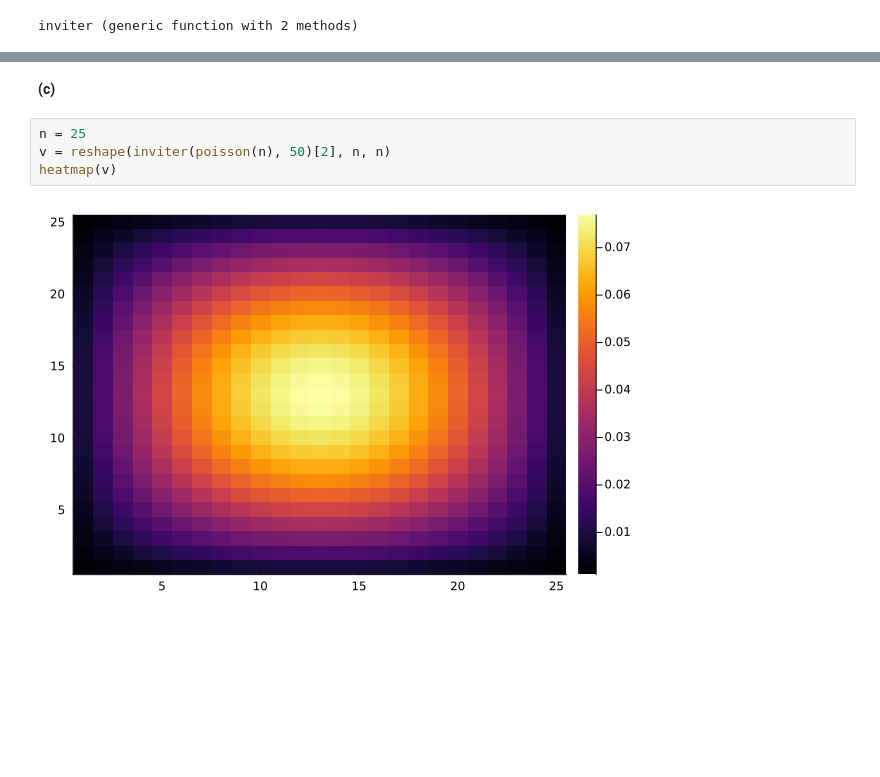
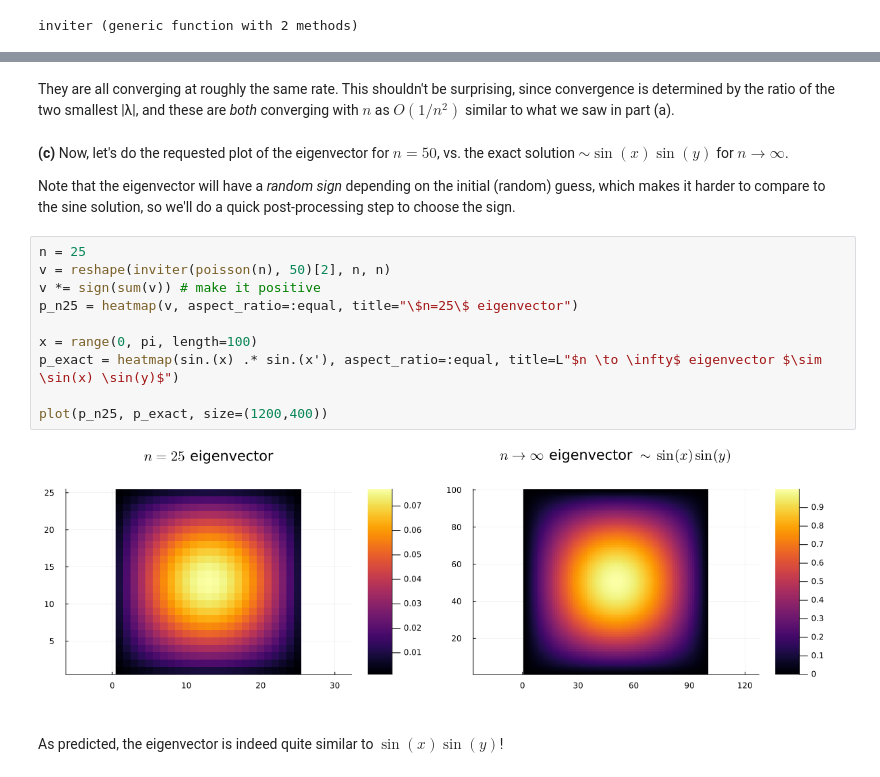
Before and after one commit to mitmath/numerical_spoke_linalg, a Jupyter notebook: psets/pset2sol.ipynb, the cells around one changed output, grey strips where cells are left out. Drawn from its saved outputs; the diff is of its cells as text; blank space fills up the shorter version.

Commit message:
finished pset 2 solutions

```diff
--- a/psets/pset2sol.ipynb
+++ b/psets/pset2sol.ipynb
@@ -172,8 +272,20 @@ plot!()
+# %% [markdown]
+They are all converging at roughly the same rate.  This shouldn't be surprising, since convergence is determined by the ratio of the two smallest |λ|, and these are *both* converging with $n$ as $O(1/n^2)$ similar to what we saw in part (a).
 # %% [markdown]
-**(c)**
+**(c)** Now, let's do the requested plot of the eigenvector for $n=50$, vs. the exact solution $\sim \sin(x) \sin(y)$ for $n \to \infty$.
+
+Note that the eigenvector will have a *random sign* depending on the initial (random) guess, which makes it harder to compare to the sine solution, so we'll do a quick post-processing step to choose the sign.
 # %%
 n = 25
 v = reshape(inviter(poisson(n), 50)[2], n, n)
-heatmap(v)
+v *= sign(sum(v)) # make it positive
+p_n25 = heatmap(v, aspect_ratio=:equal, title="\$n=25\$ eigenvector")
+
+x = range(0, pi, length=100)
+p_exact = heatmap(sin.(x) .* sin.(x'), aspect_ratio=:equal, title=L"$n \to \infty$ eigenvector $\sim \sin(x) \sin(y)$")
+
+plot(p_n25, p_exact, size=(1200,400))
 # %% [output]
-[figure, old version]
+[figure, new version]
+# %% [markdown]
+As predicted, the eigenvector is indeed quite similar to $\sin(x) \sin(y)$!
```
Also changed, not shown: parts of 23 cells of this notebook.
